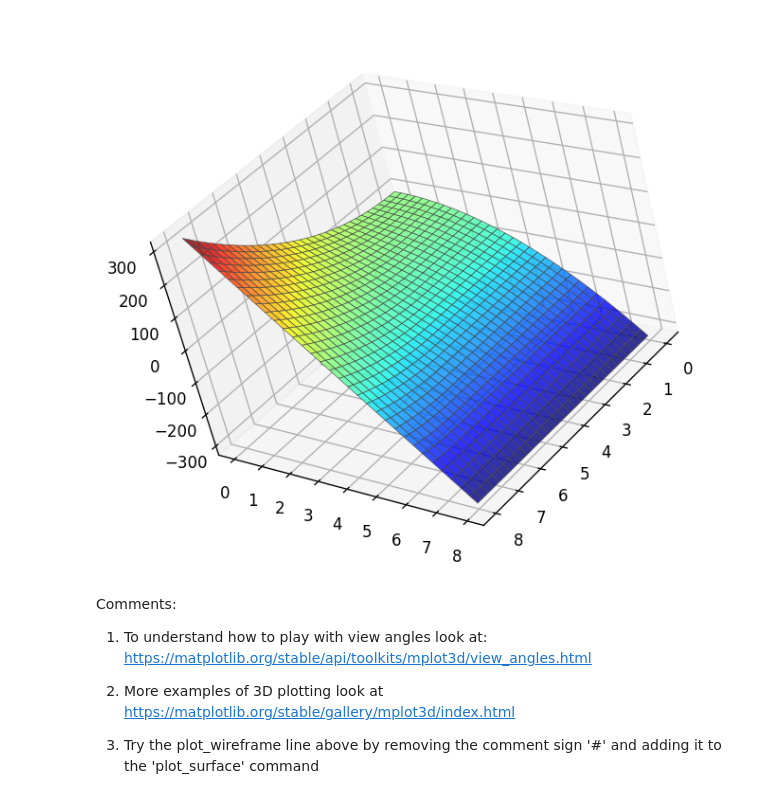
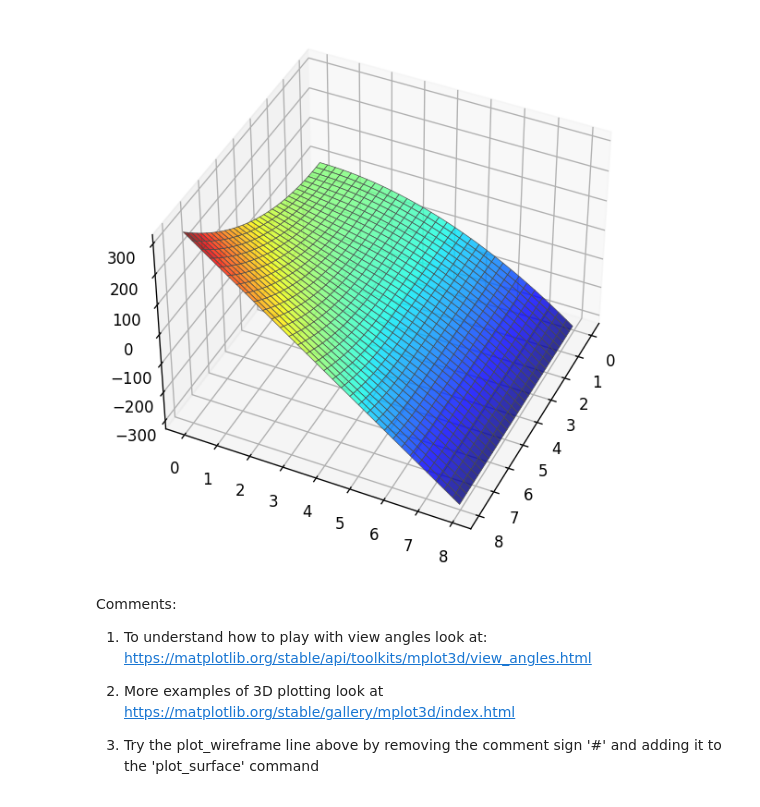
Before and after one commit to samyzaf/notebooks, a Jupyter notebook: Untitled0.ipynb, the cells around one changed output. Cells and saved outputs as stored; diff of their text form; code cells hidden in the pictures.

```diff
--- a/Untitled0.ipynb
+++ b/Untitled0.ipynb
@@ -19,23 +19,23 @@ def u(x,y):
 # %%
 fig = plt.figure(figsize=(5,5), dpi=120)
 ax = fig.add_subplot(111, projection='3d')
 a = 8
 b = 8
 dx = dy = 0.05
-X = np.arange(0, a, dx)
-Y = np.arange(0, b, dy)
-X, Y = np.meshgrid(X, Y)
-vec_u = np.vectorize(u)
+X = arange(0, a, dx)
+Y = arange(0, b, dy)
+X,Y = meshgrid(X, Y)
+vec_u = vectorize(u)
 Z = vec_u(X,Y)
 cmap = plt.cm.jet
 #surf = ax.plot_wireframe(X, Y, Z, rstride=10, cstride=10, cmap=cmap, linewidth=1.0, antialiased=True)
 surf = ax.plot_surface(X, Y, Z, rstride=5, cstride=5, cmap=cmap, linewidth=0.4, edgecolors='0.3', alpha=0.8, antialiased=True)
-ax.view_init(elev=30, azim=45, roll=15)
+ax.view_init(elev=40, azim=25, roll=0)
 plt.tight_layout()
 #plt.savefig('surf1.jpg', bbox_inches='tight')
 plt.show()
 # %% [output]
-[figure, old version]
+[figure, new version]
 # %% [markdown]
 Comments:
 
```
Also changed, not shown: parts of 1 cell of this notebook.
